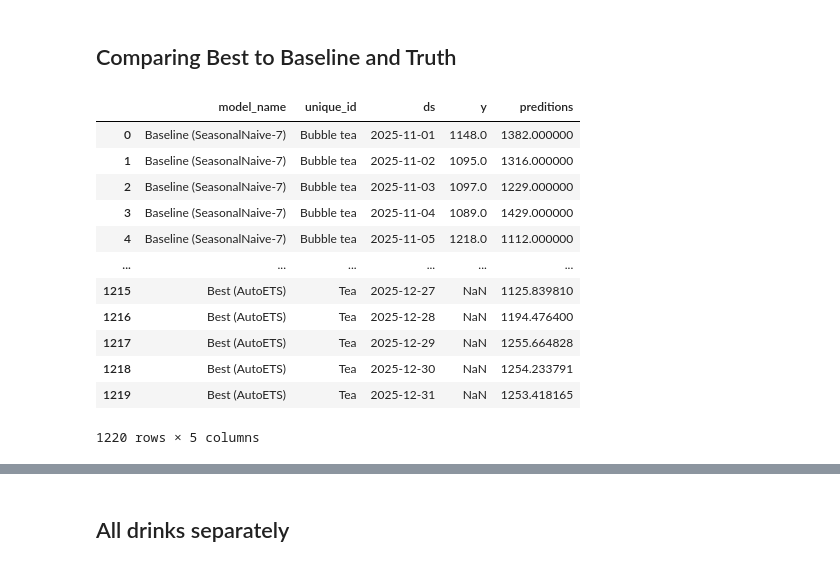
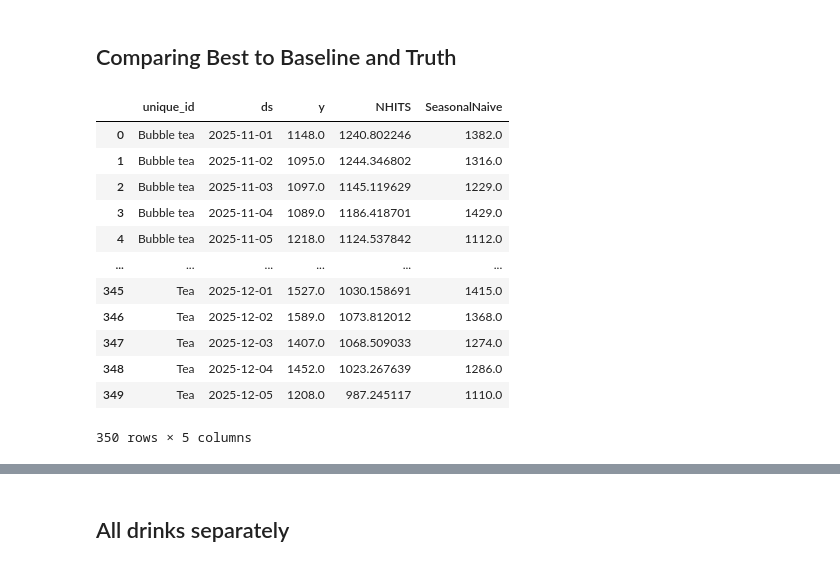
Before and after one commit to jonas-gstoettenmayr/cafe_upscaling_models, a Jupyter notebook: visualisations/visualisations.ipynb, the cells around one changed output, grey strips where cells are left out. Cells and saved outputs as stored; diff of their text form; code cells hidden in the pictures.

```diff
--- a/visualisations/visualisations.ipynb
+++ b/visualisations/visualisations.ipynb
@@ -132,7 +133,7 @@ def unlong(data):
 
     return data2
 # %%
-data_prep = pd.read_parquet("cafe_upscaling_models/data/processed_data/df_outliers_capped.parquet") # possibly chnage directory here
+data_prep = pd.read_parquet("../data/processed_data/df_outliers_capped.parquet") # possibly chnage directory here
 data_prep2 = unlong(data_prep)
 # %%
 fig = go.Figure()
@@ -183,7 +184,7 @@ fig.show()
 # %% [markdown]
 ### More recent
 # %%
-data_prep2 = data_prep2[data_prep2["Date"] >= "2024-01-01"]
+data_prep2 = data_prep2[data_prep2["Date"] >= date.fromisoformat("2024-01-01")]
 
 fig = go.Figure()
 
@@ -323,23 +324,23 @@ plot_drink_features(features, "Tea")
 # %% [markdown]
 ## Comparing Best to Baseline and Truth
 # %%
-preds = pd.read_parquet("cafe_upscaling_models/data/predictions/test_predictions_long.parquet") # possibly chnage directory here
+preds = pd.read_parquet("../data/predictions/final_model_test_set_eval.parquet") # possibly chnage directory here
 preds["unique_id"] = preds["unique_id"].apply(lambda x: x.replace('"', ''))
 preds
 # %% [output]
-|  | model_name | unique_id | ds | y | preditions |
-| 0 | Baseline (SeasonalNaive-7) | Bubble tea | 2025-11-01 | 1148.0 | 1382.000000 |
-| 1 | Baseline (SeasonalNaive-7) | Bubble tea | 2025-11-02 | 1095.0 | 1316.000000 |
-| 2 | Baseline (SeasonalNaive-7) | Bubble tea | 2025-11-03 | 1097.0 | 1229.000000 |
-| 3 | Baseline (SeasonalNaive-7) | Bubble tea | 2025-11-04 | 1089.0 | 1429.000000 |
-| 4 | Baseline (SeasonalNaive-7) | Bubble tea | 2025-11-05 | 1218.0 | 1112.000000 |
+|  | unique_id | ds | y | NHITS | SeasonalNaive |
+| 0 | Bubble tea | 2025-11-01 | 1148.0 | 1240.802246 | 1382.0 |
+| 1 | Bubble tea | 2025-11-02 | 1095.0 | 1244.346802 | 1316.0 |
+| 2 | Bubble tea | 2025-11-03 | 1097.0 | 1145.119629 | 1229.0 |
+| 3 | Bubble tea | 2025-11-04 | 1089.0 | 1186.418701 | 1429.0 |
+| 4 | Bubble tea | 2025-11-05 | 1218.0 | 1124.537842 | 1112.0 |
 | ... | ... | ... | ... | ... | ... |
-| 1215 | Best (AutoETS) | Tea | 2025-12-27 | NaN | 1125.839810 |
-| 1216 | Best (AutoETS) | Tea | 2025-12-28 | NaN | 1194.476400 |
-| 1217 | Best (AutoETS) | Tea | 2025-12-29 | NaN | 1255.664828 |
-| 1218 | Best (AutoETS) | Tea | 2025-12-30 | NaN | 1254.233791 |
-| 1219 | Best (AutoETS) | Tea | 2025-12-31 | NaN | 1253.418165 |
+| 345 | Tea | 2025-12-01 | 1527.0 | 1030.158691 | 1415.0 |
+| 346 | Tea | 2025-12-02 | 1589.0 | 1073.812012 | 1368.0 |
+| 347 | Tea | 2025-12-03 | 1407.0 | 1068.509033 | 1274.0 |
+| 348 | Tea | 2025-12-04 | 1452.0 | 1023.267639 | 1286.0 |
+| 349 | Tea | 2025-12-05 | 1208.0 | 987.245117 | 1110.0 |
-1220 rows × 5 columns
+350 rows × 5 columns
 # %%
 def unlong2(data):
     drinks = ["Matcha", "Bubble tea", "Tea", "Hot chocolate", "Espresso", "Latte macchiato", "Cappuccino", "Chai latte", "Pumpkin spice latte", "Iced coffee"]
```
Also changed, not shown: parts of 12 cells of this notebook, 19 other files.
